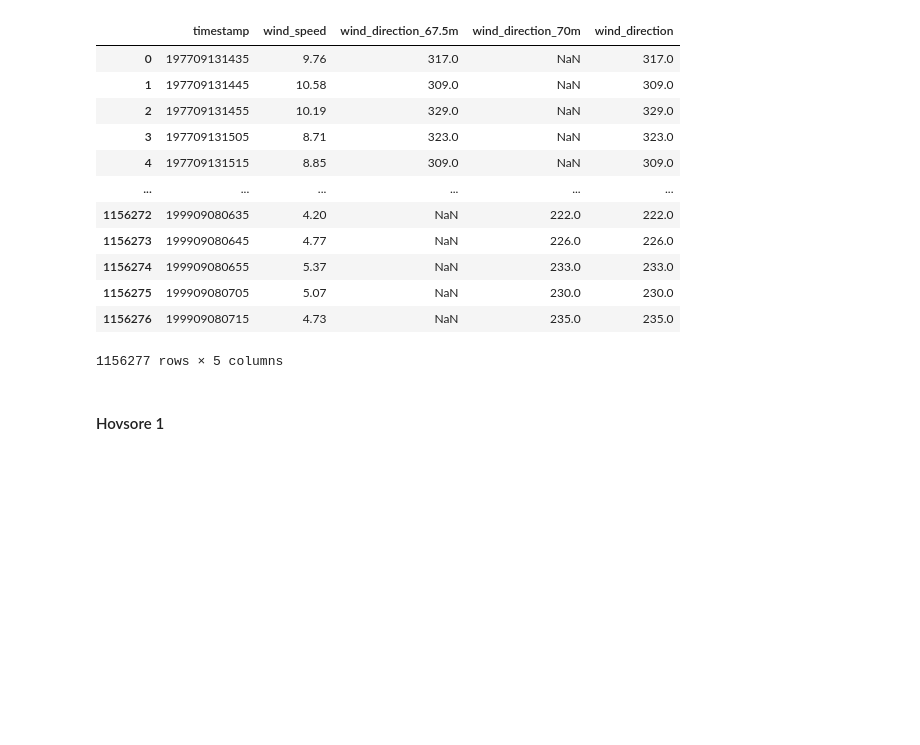
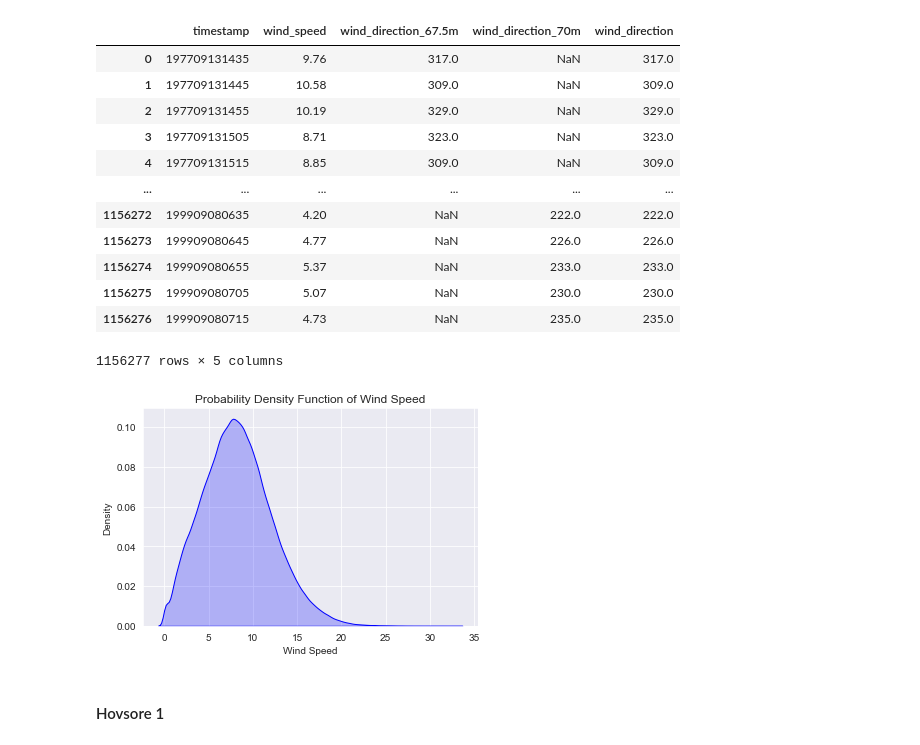
Before and after one commit to AlexDelBarco/IMWE, a Jupyter notebook: Assignment_1.ipynb, the cells around one changed output. Saved outputs shown, nothing was run; the diff lists cells and outputs as text; code cells hidden in the pictures; blank space fills up the shorter version.

```diff
--- a/Assignment_1.ipynb
+++ b/Assignment_1.ipynb
@@ -344,28 +362,26 @@ sprog
 | 1156276 | 199909080715 | 4.73 | NaN | 235.0 | 235.0 |
 1156277 rows × 5 columns
 # %%
-import matplotlib.pyplot as plt
-import seaborn as sns
-
-# Assuming your DataFrame 'sprog' has a column called 'wind_speed'
-#wind_speed = sprog['wind_speed']
+wind_speed = sprog['wind_speed'].dropna()
 
 # Create the plot
-#sns.kdeplot(wind_speed, fill=True, color="blue")
+sns.kdeplot(wind_speed, fill=True, color="blue")
 
 # Adding title and labels
-#plt.title('Probability Density Function of Wind Speed')
-#plt.xlabel('Wind Speed')
-#plt.ylabel('Density')
+plt.title('Probability Density Function of Wind Speed')
+plt.xlabel('Wind Speed')
+plt.ylabel('Density')
+
+# Save the plot to a file instead of showing it
+plt.savefig('Task_3_1_wind_speed_pdf_sprog.png', dpi=300)  # Save it as a PNG file
 
 # Display the plot
-#plt.show()
-
-# Save the plot to a file instead of showing it
-#plt.savefig('wind_speed_pdf_sprog.png')  # Save it as a PNG file
+plt.show()
 
 # Optionally, you can clear the figure to free up memory for future plots
 #plt.clf()
+# %% [output]
+[figure, added]
 # %% [markdown]
 #### Hovsore 1
 # %%
```
Also changed, not shown: parts of 16 cells of this notebook, 4 other files.
